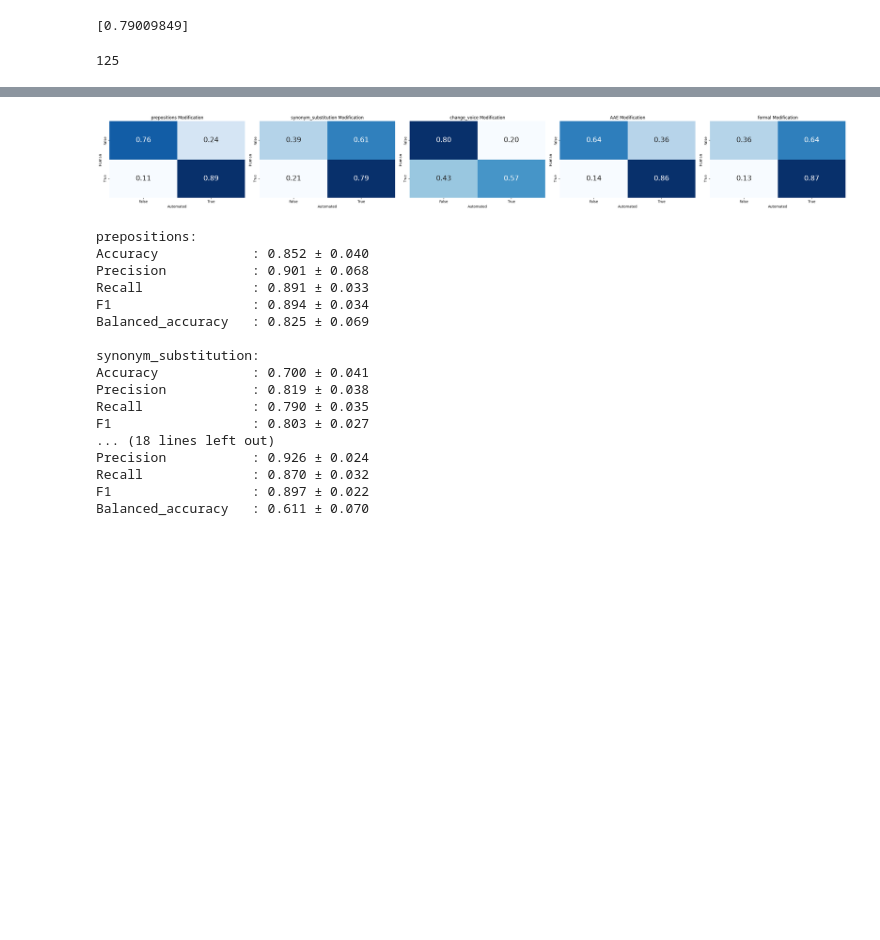
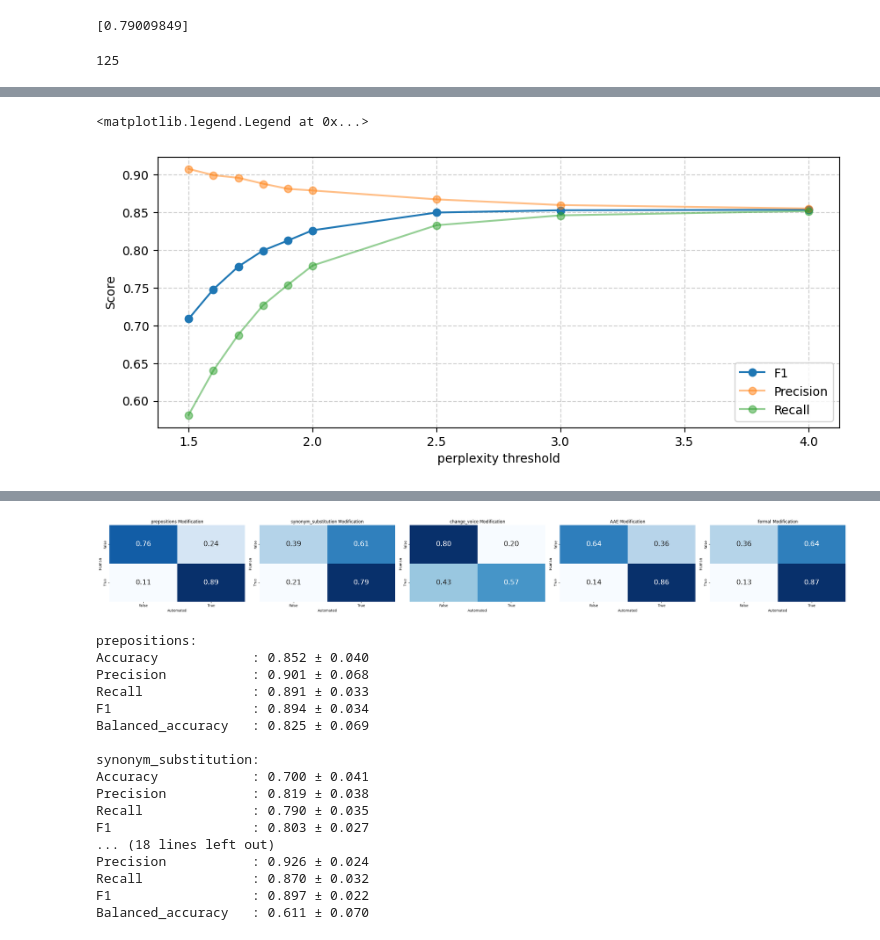
Before and after one commit to bekahma/augment_framework, a Jupyter notebook: notebooks/annotation_analysis.ipynb, the cells around one changed output, grey strips where cells are left out. Cells and saved outputs as stored; diff of their text form; code cells hidden in the pictures; blank space fills up the shorter version.

Commit message:
filtering rules

```diff
--- a/notebooks/annotation_analysis.ipynb
+++ b/notebooks/annotation_analysis.ipynb
@@ -303,0 +569,46 @@ def check_for_voice_changes(row):
+# %%
+fig, ax = plt.subplots(1, 1, figsize=(10, 4))
+all_results = []
+values=[1.5, 1.6, 1.7, 1.8, 1.9, 2, 2.5, 3, 4]
+metrics=("f1", "precision", "recall")
+threshold_name="perplexity"
+
+results = []
+automated_df=all_annotated_df.copy()
+for val in values:
+    thresholds = {threshold_name: val}
+
+    # Apply rules
+    for mod_type in modifications:
+        mask = automated_df["modification"] == mod_type
+        automated_df.loc[mask, 'automated_keep'] = automated_df[mask].apply(lambda row: apply_automated_keep(row, mod_type, thresholds, None), axis=1)
+
+    # Compute metrics
+    y_true = automated_df['keep'].astype(int)
+    y_pred = automated_df['automated_keep'].astype(int)
+
+    f1 = f1_score(y_true, y_pred, zero_division=0)
+    prec = precision_score(y_true, y_pred, zero_division=0)
+    rec = recall_score(y_true, y_pred, zero_division=0)
+
+    results.append({
+        "threshold_type": threshold_name,
+        "threshold_value": val,
+        "f1": f1,
+        "precision": prec,
+        "recall": rec
+    })
+
+results_df=pd.DataFrame(results)
+
+for metric in metrics:
+    ax.plot(results_df["threshold_value"], results_df[metric], marker="o", label=metric.capitalize(), alpha=1.0 if metric=="f1" else 0.5)
+
+ax.set_xlabel(f"{threshold_name} threshold")
+ax.set_ylabel("Score")
+#plt.ylim(0, 1.05)
+ax.grid(True, linestyle="--", alpha=0.6)
+ax.legend()
+# %% [output]
+<matplotlib.legend.Legend at 0x...>
+[figure, added]
```
Also changed, not shown: parts of 24 cells of this notebook, 1 other file.
